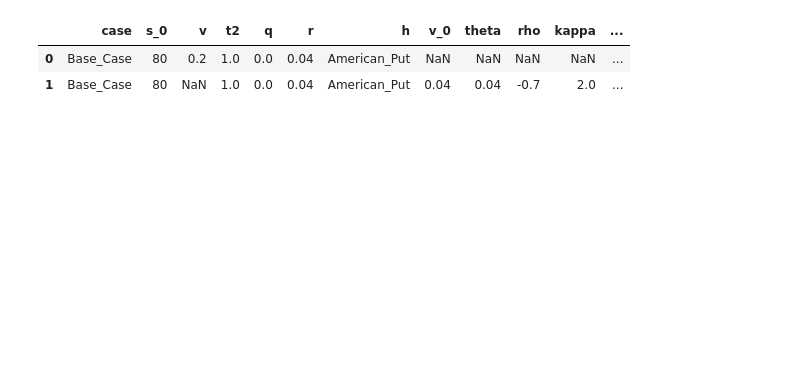
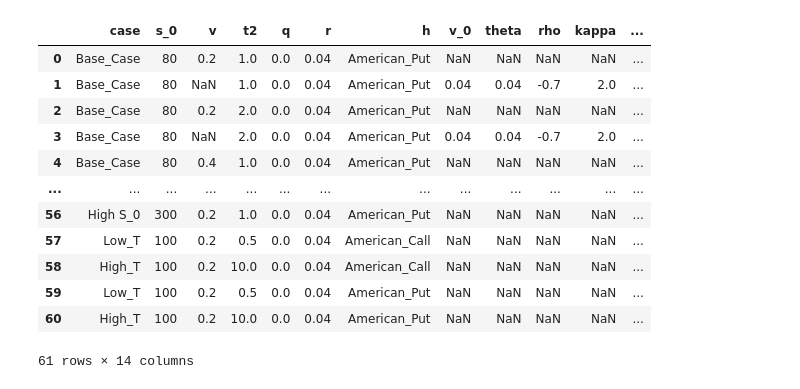
Before and after one commit to ostapenkovs/orcs-4529-rl, a Jupyter notebook: notebooks/4_analysis.ipynb, the cells around one changed output. Saved outputs shown, nothing was run; the diff lists cells and outputs as text; code cells hidden in the pictures; blank space fills up the shorter version.

```diff
--- a/notebooks/4_analysis.ipynb
+++ b/notebooks/4_analysis.ipynb
@@ -10,8 +10,18 @@ with open('../data/results.pkl', 'rb') as f:
 
 df = pd.read_csv('../data/test_cases.csv', usecols=range(0, 14))
 # %%
-df.head(2)
+df
 # %% [output]
 |  | case | s_0 | v | t2 | q | r | h | v_0 | theta | rho | kappa | ... |
 | 0 | Base_Case | 80 | 0.2 | 1.0 | 0.0 | 0.04 | American_Put | NaN | NaN | NaN | NaN | ... |
 | 1 | Base_Case | 80 | NaN | 1.0 | 0.0 | 0.04 | American_Put | 0.04 | 0.04 | -0.7 | 2.0 | ... |
+| 2 | Base_Case | 80 | 0.2 | 2.0 | 0.0 | 0.04 | American_Put | NaN | NaN | NaN | NaN | ... |
+| 3 | Base_Case | 80 | NaN | 2.0 | 0.0 | 0.04 | American_Put | 0.04 | 0.04 | -0.7 | 2.0 | ... |
+| 4 | Base_Case | 80 | 0.4 | 1.0 | 0.0 | 0.04 | American_Put | NaN | NaN | NaN | NaN | ... |
+| ... | ... | ... | ... | ... | ... | ... | ... | ... | ... | ... | ... | ... |
+| 56 | High S_0 | 300 | 0.2 | 1.0 | 0.0 | 0.04 | American_Put | NaN | NaN | NaN | NaN | ... |
+| 57 | Low_T | 100 | 0.2 | 0.5 | 0.0 | 0.04 | American_Call | NaN | NaN | NaN | NaN | ... |
+| 58 | High_T | 100 | 0.2 | 10.0 | 0.0 | 0.04 | American_Call | NaN | NaN | NaN | NaN | ... |
+| 59 | Low_T | 100 | 0.2 | 0.5 | 0.0 | 0.04 | American_Put | NaN | NaN | NaN | NaN | ... |
+| 60 | High_T | 100 | 0.2 | 10.0 | 0.0 | 0.04 | American_Put | NaN | NaN | NaN | NaN | ... |
+61 rows × 14 columns
```
Also changed, not shown: parts of 5 cells of this notebook, 1 other file.
